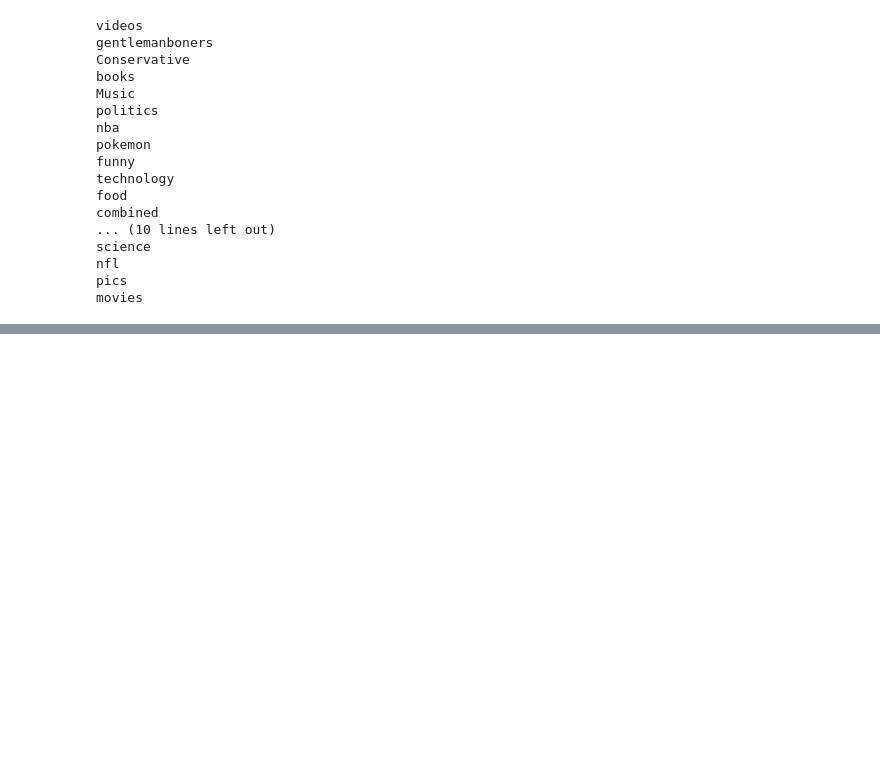
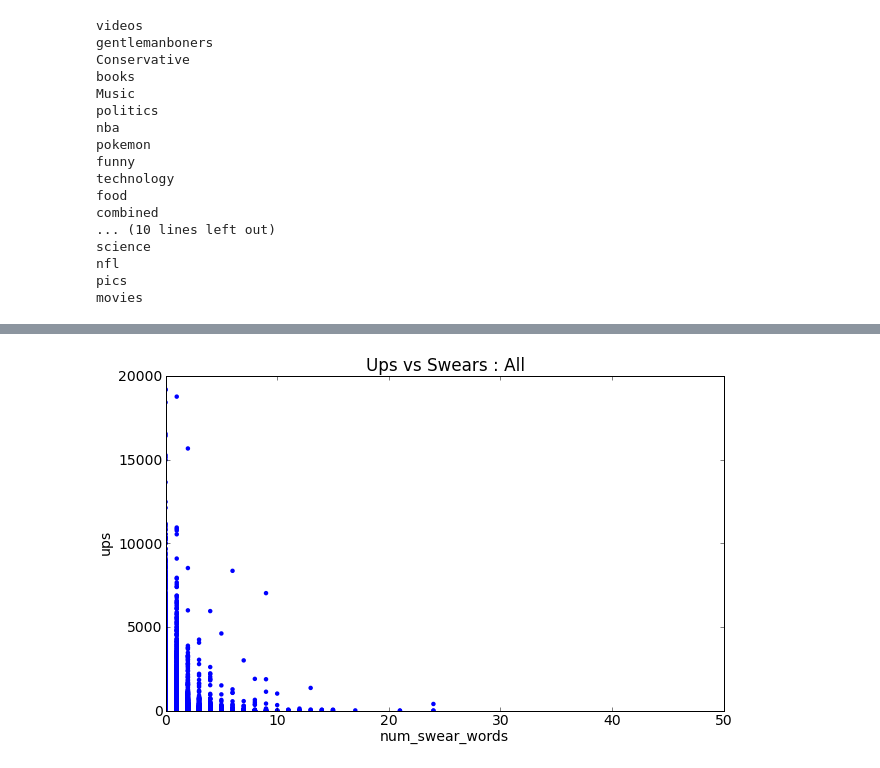
Before and after one commit to kennyyu/cs109-project, a Jupyter notebook: notebooks/rj.ipynb, the cells around one changed output, grey strips where cells are left out. Cells and saved outputs as stored; diff of their text form; code cells hidden in the pictures; blank space fills up the shorter version.

```diff
--- a/notebooks/rj.ipynb
+++ b/notebooks/rj.ipynb
@@ -298,0 +379,11 @@ movies
+# %%
+plt.figure()
+plt.title("Ups vs Swears : All")
+plt.scatter(all_x,all_y)
+plt.xlabel("num_swear_words")
+plt.ylabel("ups")
+plt.xlim(0,50)
+plt.ylim(0,20000)
+plt.show()
+# %% [output]
+[figure, added]
```
Also changed, not shown: parts of 18 cells of this notebook.
